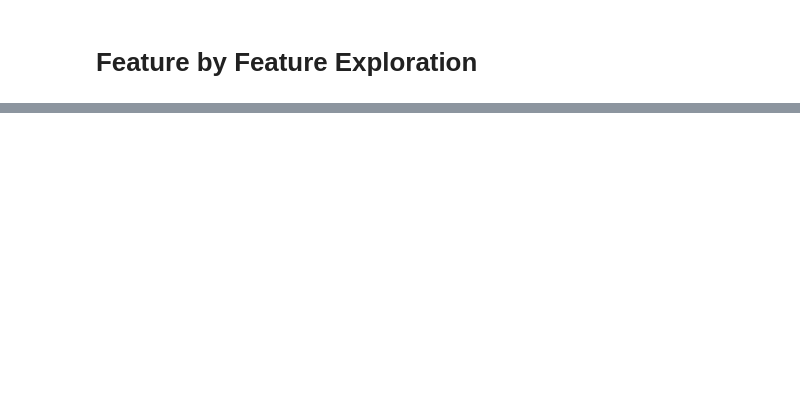
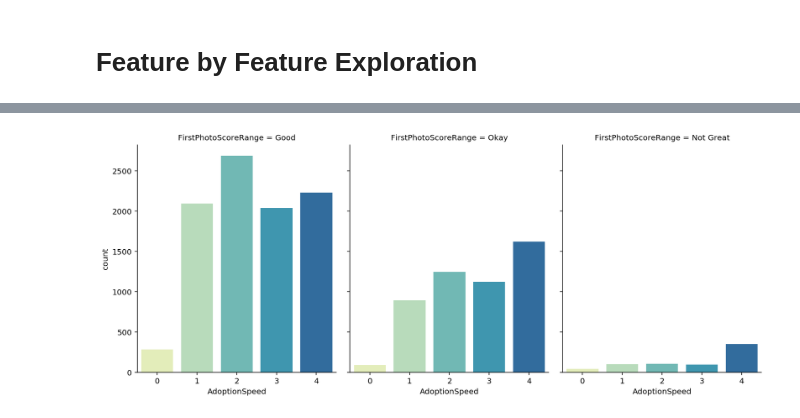
Before and after one commit to alhankeser/kaggle-petfinder, a Jupyter notebook: notebooks/step-by-step-eda-and-score-improvements.ipynb, the cells around one changed output, grey strips where cells are left out. Drawn from its saved outputs; the diff is of its cells as text; code cells hidden in the pictures; blank space fills up the shorter version.

```diff
--- a/notebooks/step-by-step-eda-and-score-improvements.ipynb
+++ b/notebooks/step-by-step-eda-and-score-improvements.ipynb
@@ -174,0 +322,20 @@ Score:  0.12413
+# %%
+def group_photo_score(x):
+    score = x['FirstPhotoScore']
+    pet_type = x['Type']
+    if pet_type == 1:
+        good_threshold = 0.96
+    if pet_type == 2:
+        good_threshold = 0.99
+    if score > good_threshold:
+        return 'Good'
+    if (score < good_threshold) & (score > .5):
+        return 'Okay'
+    return 'Not Great'
+train_df['FirstPhotoScoreRange'] = train_df[['Type','FirstPhotoScore']].apply(lambda x: group_photo_score(x), axis=1)
+
+sns.catplot("AdoptionSpeed", col="FirstPhotoScoreRange",
+             data=train_df,
+                kind="count", height=5, aspect=.8);
+# %% [output]
+[figure, added]
```
Also changed, not shown: parts of 55 cells of this notebook, 2 other files.
